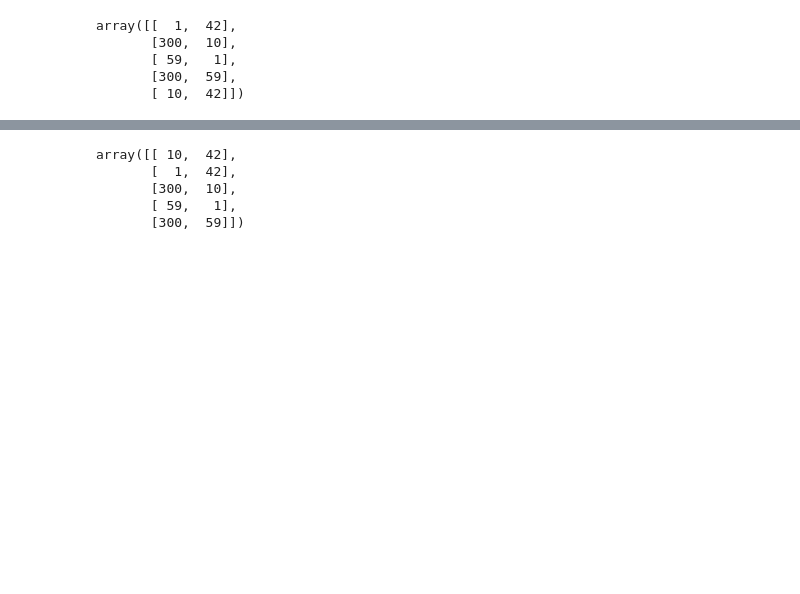
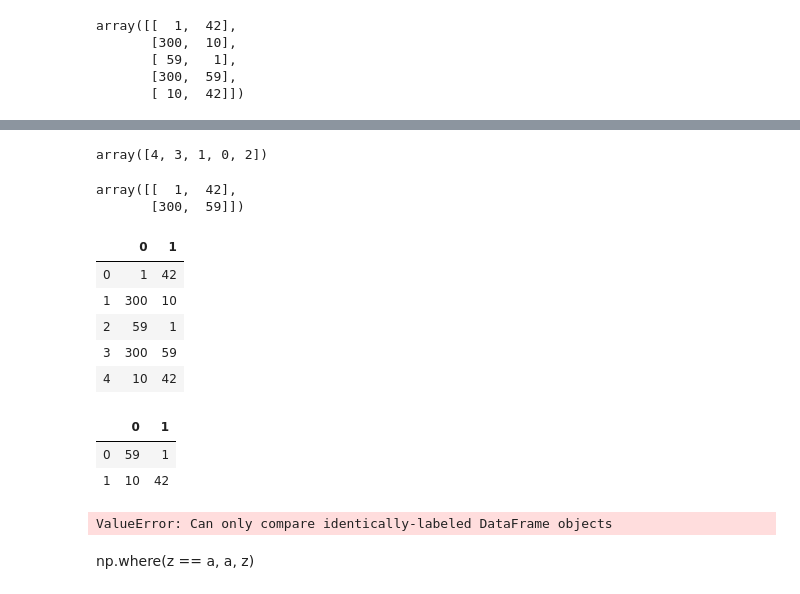
Before and after one commit to 42-AI/bootcamp_machine-learning, a Jupyter notebook: Predict.ipynb, the cells around one changed output, grey strips where cells are left out. Cells and saved outputs as stored; diff of their text form; code cells hidden in the pictures; blank space fills up the shorter version.

```diff
--- a/Predict.ipynb
+++ b/Predict.ipynb
@@ -152,15 +152,13 @@ reg.coef_
 # %% [output]
 array([ 1.47135288e-13, -2.70653582e-01, -4.43367657e-01, -2.23413750e-01,
         4.31454532e-01, -1.36654784e-01,  1.27575767e-02])
-# %%
-a = np.array([1, 42, 300, 10, 59])
 # %%
 aa = np.random.shuffle(a)
 a
 # %% [output]
 array([  1, 300,  59,  10,  42])
 # %%
-a = np.array([[1, 42, 300, 10, 59], [  1, 300,  59,  10,  42]]).reshape(5,2)
+aaa = np.array([[1, 42, 300, 10, 59], [  1, 300,  59,  10,  42]]).reshape(5,2)
 # %%
 a
 # %% [output]
@@ -235,8 +249,10 @@ array([[ 10,  42],
-# %%
-np.where(z == a, a, z)
-# %% [output]
-array([[ 10,  42],
-       [  1,  42],
-       [300,  10],
-       [ 59,   1],
-       [300,  59]])
+# %%
+s = np.random.permutation(z.shape[0])
+s
+# %% [output]
+array([4, 3, 1, 0, 2])
+# %%
+z[s][:2]
+# %% [output]
+array([[  1,  42],
+       [300,  59]])
@@ -242,0 +261,24 @@ array([[ 10,  42],
+# %%
+aa = pd.DataFrame(a)
+cc =pd.DataFrame(c)
+# %%
+aa
+# %% [output]
+|  | 0 | 1 |
+| 0 | 1 | 42 |
+| 1 | 300 | 10 |
+| 2 | 59 | 1 |
+| 3 | 300 | 59 |
+| 4 | 10 | 42 |
+# %%
+cc
+# %% [output]
+|  | 0 | 1 |
+| 0 | 59 | 1 |
+| 1 | 10 | 42 |
+# %%
+aa[aa == cc]
+# %% [output]
+ValueError: Can only compare identically-labeled DataFrame objects
+# %% [markdown]
+np.where(z == a, a, z)
```
Also changed, not shown: parts of 10 cells of this notebook, 7 other files.
